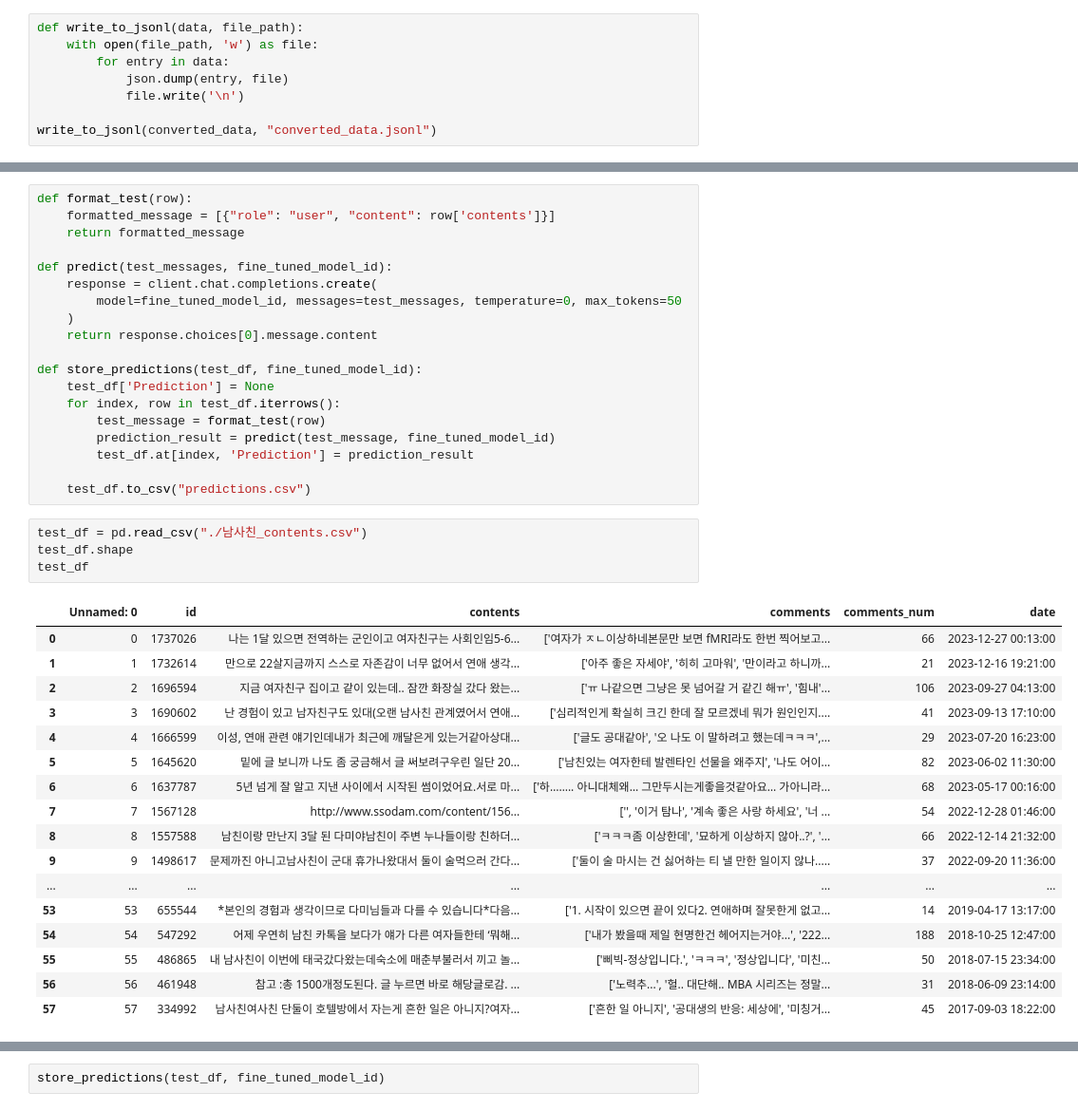
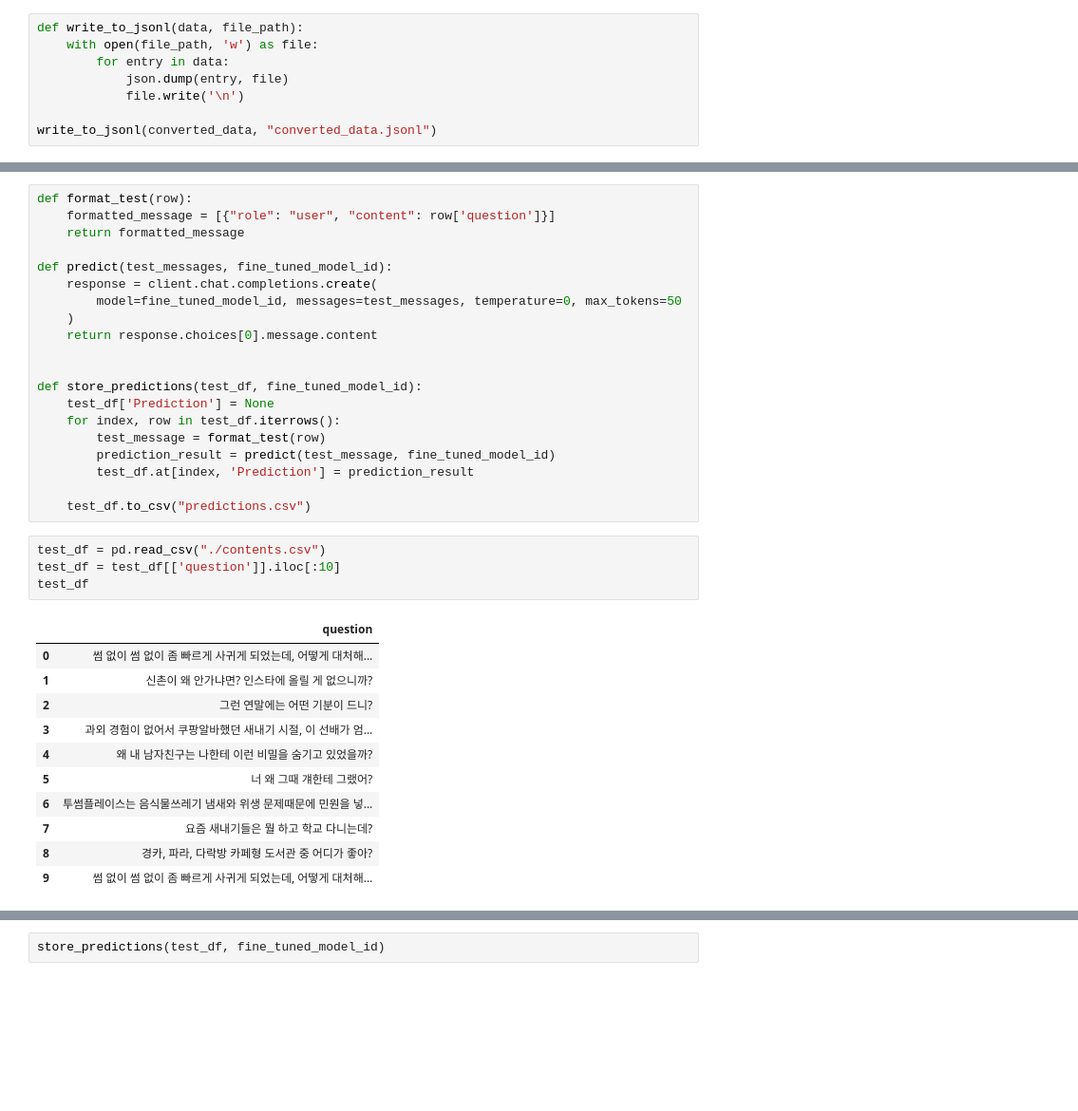
Before and after one commit to sodam-project/DataScience, a Jupyter notebook: ssodam_project_finetuning.ipynb, the cells around one changed output, grey strips where cells are left out. Shown at 95% size. Cells and saved outputs as stored; diff of their text form; blank space fills up the shorter version.

```diff
--- a/ssodam_project_finetuning.ipynb
+++ b/ssodam_project_finetuning.ipynb
@@ -90,6 +115,6 @@ Fine-tuned model id: ft:gpt-3.5-turbo-0613:personal:tutorial:8orplF1q
 # %%
 def format_test(row):
-    formatted_message = [{"role": "user", "content": row['contents']}]
+    formatted_message = [{"role": "user", "content": row['question']}]
     return formatted_message
 
 def predict(test_messages, fine_tuned_model_id):
@@ -97,6 +122,7 @@ def predict(test_messages, fine_tuned_model_id):
         model=fine_tuned_model_id, messages=test_messages, temperature=0, max_tokens=50
     )
     return response.choices[0].message.content
+
 
 def store_predictions(test_df, fine_tuned_model_id):
     test_df['Prediction'] = None
@@ -107,24 +133,18 @@ def store_predictions(test_df, fine_tuned_model_id):
 
     test_df.to_csv("predictions.csv")
 # %%
-test_df = pd.read_csv("./남사친_contents.csv")
-test_df.shape
+test_df = pd.read_csv("./contents.csv")
+test_df = test_df[['question']].iloc[:10]
 test_df
 # %% [output]
-|  | Unnamed: 0 | id | contents | comments | comments_num | date |
-| 0 | 0 | 1737026 | 나는 1달 있으면 전역하는 군인이고 여자친구는 사회인임5-6... | ['여자가 ㅈㄴ이상하네본문만 보면 fMRI라도 한번 찍어보고... | 66 | 2023-12-27 00:13:00 |
-| 1 | 1 | 1732614 | 만으로 22살지금까지 스스로 자존감이 너무 없어서 연애 생각... | ['아주 좋은 자세야', '히히 고마워', '만이라고 하니까... | 21 | 2023-12-16 19:21:00 |
-| 2 | 2 | 1696594 | 지금 여자친구 집이고 같이 있는데.. 잠깐 화장실 갔다 왔는... | ['ㅠ 나같으면 그냥은 못 넘어갈 거 같긴 해ㅠ', '힘내'... | 106 | 2023-09-27 04:13:00 |
-| 3 | 3 | 1690602 | 난 경험이 있고 남자친구도 있대(오랜 남사친 관계였어서 연애... | ['심리적인게 확실히 크긴 한데 잘 모르겠네 뭐가 원인인지.... | 41 | 2023-09-13 17:10:00 |
-| 4 | 4 | 1666599 | 이성, 연애 관련 얘기인데내가 최근에 깨달은게 있는거같아상대... | ['글도 공대같아', '오 나도 이 말하려고 했는데ㅋㅋㅋ',... | 29 | 2023-07-20 16:23:00 |
-| 5 | 5 | 1645620 | 밑에 글 보니까 나도 좀 궁금해서 글 써보려구우린 일단 20... | ['남친있는 여자한테 발렌타인 선물을 왜주지', '나도 어이... | 82 | 2023-06-02 11:30:00 |
-| 6 | 6 | 1637787 | 5년 넘게 잘 알고 지낸 사이에서 시작된 썸이었어요.서로 마... | ['하…….. 아니대체왜… 그만두시는게좋을것같아요… 가아니라... | 68 | 2023-05-17 00:16:00 |
-| 7 | 7 | 1567128 | http://www.ssodam.com/content/156... | ['', '이거 탐나', '계속 좋은 사랑 하세요', '너 ... | 54 | 2022-12-28 01:46:00 |
-| 8 | 8 | 1557588 | 남친이랑 만난지 3달 된 다미야남친이 주변 누나들이랑 친하더... | ['ㅋㅋㅋ좀 이상한데', '묘하게 이상하지 않아..?', '... | 66 | 2022-12-14 21:32:00 |
-| 9 | 9 | 1498617 | 문제까진 아니고남사친이 군대 휴가나왔대서 둘이 술먹으러 간다... | ['둘이 술 마시는 건 싫어하는 티 낼 만한 일이지 않나..... | 37 | 2022-09-20 11:36:00 |
-| ... | ... | ... | ... | ... | ... | ... |
-| 53 | 53 | 655544 | *본인의 경험과 생각이므로 다미님들과 다를 수 있습니다*다음... | ['1. 시작이 있으면 끝이 있다2. 연애하며 잘못한게 없고... | 14 | 2019-04-17 13:17:00 |
-| 54 | 54 | 547292 | 어제 우연히 남친 카톡을 보다가 얘가 다른 여자들한테 ‘뭐해... | ['내가 봤을때 제일 현명한건 헤어지는거야...', '222... | 188 | 2018-10-25 12:47:00 |
-| 55 | 55 | 486865 | 내 남사친이 이번에 태국갔다왔는데숙소에 매춘부불러서 끼고 놀... | ['삐빅-정상입니다.', 'ㅋㅋㅋ', '정상입니다', '미친... | 50 | 2018-07-15 23:34:00 |
-| 56 | 56 | 461948 | 참고 :총 1500개정도된다. 글 누르면 바로 해당글로감. ... | ['노력추...', '헐.. 대단해.. MBA 시리즈는 정말... | 31 | 2018-06-09 23:14:00 |
-| 57 | 57 | 334992 | 남사친여사친 단둘이 호텔방에서 자는게 흔한 일은 아니지?여자... | ['흔한 일 아니지', '공대생의 반응: 세상에', '미칭거... | 45 | 2017-09-03 18:22:00 |
+|  | question |
+| 0 | 썸 없이 썸 없이 좀 빠르게 사귀게 되었는데, 어떻게 대처해... |
+| 1 | 신촌이 왜 안가냐면? 인스타에 올릴 게 없으니까? |
+| 2 | 그런 연말에는 어떤 기분이 드니? |
+| 3 | 과외 경험이 없어서 쿠팡알바했던 새내기 시절, 이 선배가 엄... |
+| 4 | 왜 내 남자친구는 나한테 이런 비밀을 숨기고 있었을까? |
+| 5 | 너 왜 그때 걔한테 그랬어? |
+| 6 | 투썸플레이스는 음식물쓰레기 냄새와 위생 문제때문에 민원을 넣... |
+| 7 | 요즘 새내기들은 뭘 하고 학교 다니는데? |
+| 8 | 경카, 파라, 다락방 카페형 도서관 중 어디가 좋아? |
+| 9 | 썸 없이 썸 없이 좀 빠르게 사귀게 되었는데, 어떻게 대처해... |
```
Also changed, not shown: parts of 11 cells of this notebook, 1 other file.
